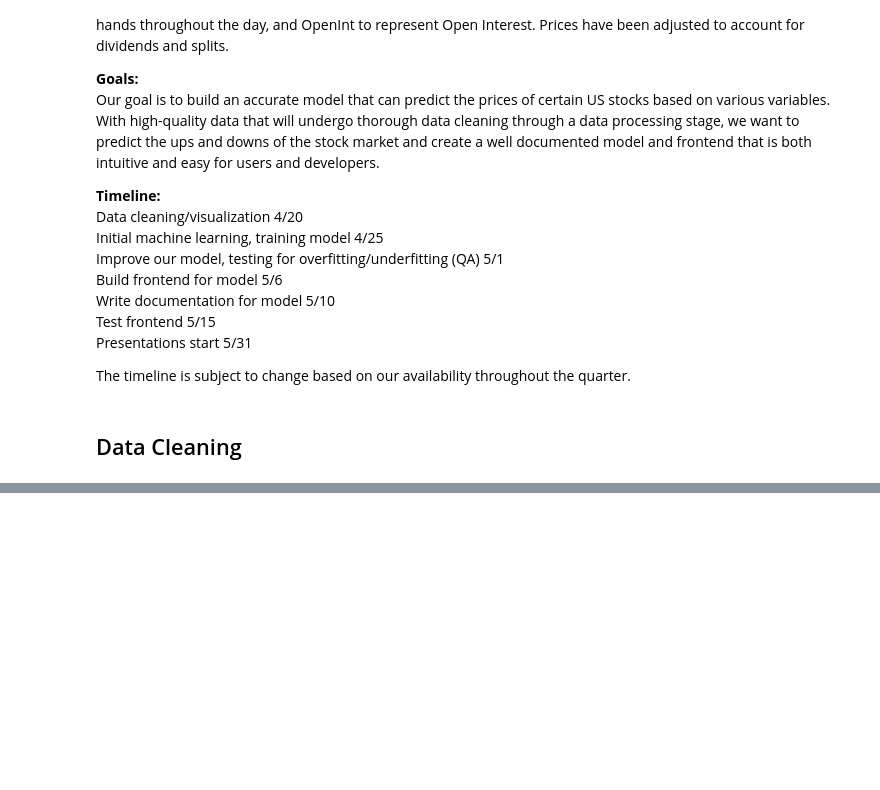
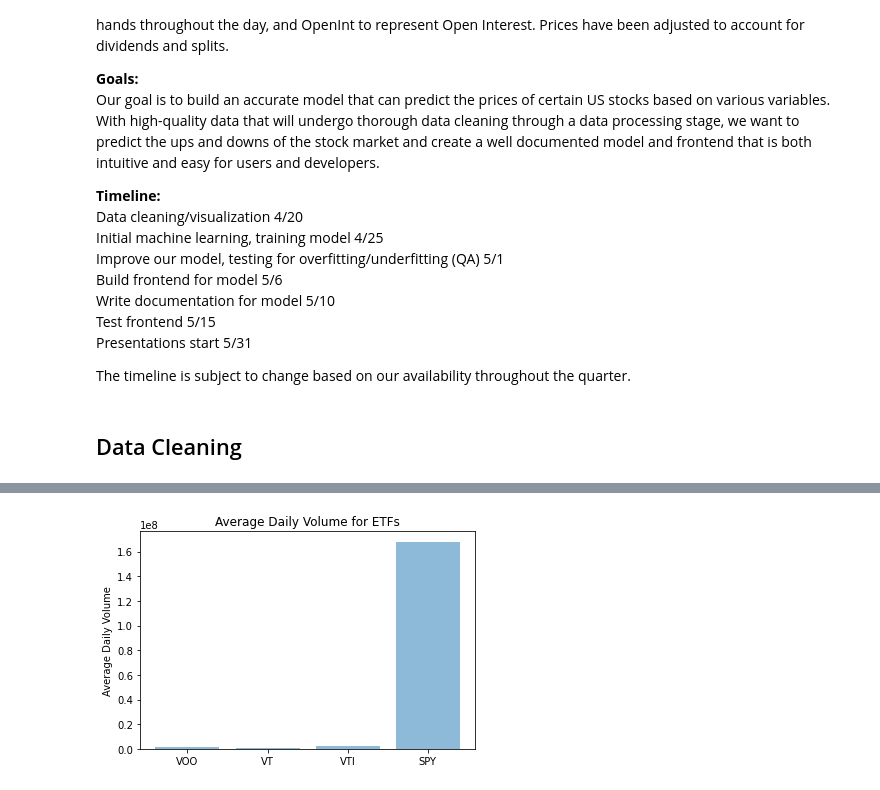
Before and after one commit to RussellChien/ECS171_Term-Project-Stock-Forecaster, a Jupyter notebook: Term_Project.ipynb, the cells around one changed output, grey strips where cells are left out. Cells and saved outputs as stored; diff of their text form; code cells hidden in the pictures; blank space fills up the shorter version.

```diff
--- a/Term_Project.ipynb
+++ b/Term_Project.ipynb
@@ -42,0 +100,14 @@ from sklearn.preprocessing import PolynomialFeatures
+# %%
+etfs = ['VOO', 'VT', 'VTI', 'SPY']
+avg_volumes = [voo['Volume'].mean(), vt['Volume'].mean(), vti['Volume'].mean(), spy['Volume'].mean()]
+
+y_pos = np.arange(len(etfs))
+
+plt.bar(y_pos, avg_volumes, align='center', alpha=0.5)
+plt.xticks(y_pos, etfs)
+plt.ylabel('Average Daily Volume')
+plt.title('Average Daily Volume for ETFs')
+
+plt.show()
+# %% [output]
+[figure, added]
```
Also changed, not shown: parts of 3 cells of this notebook.
